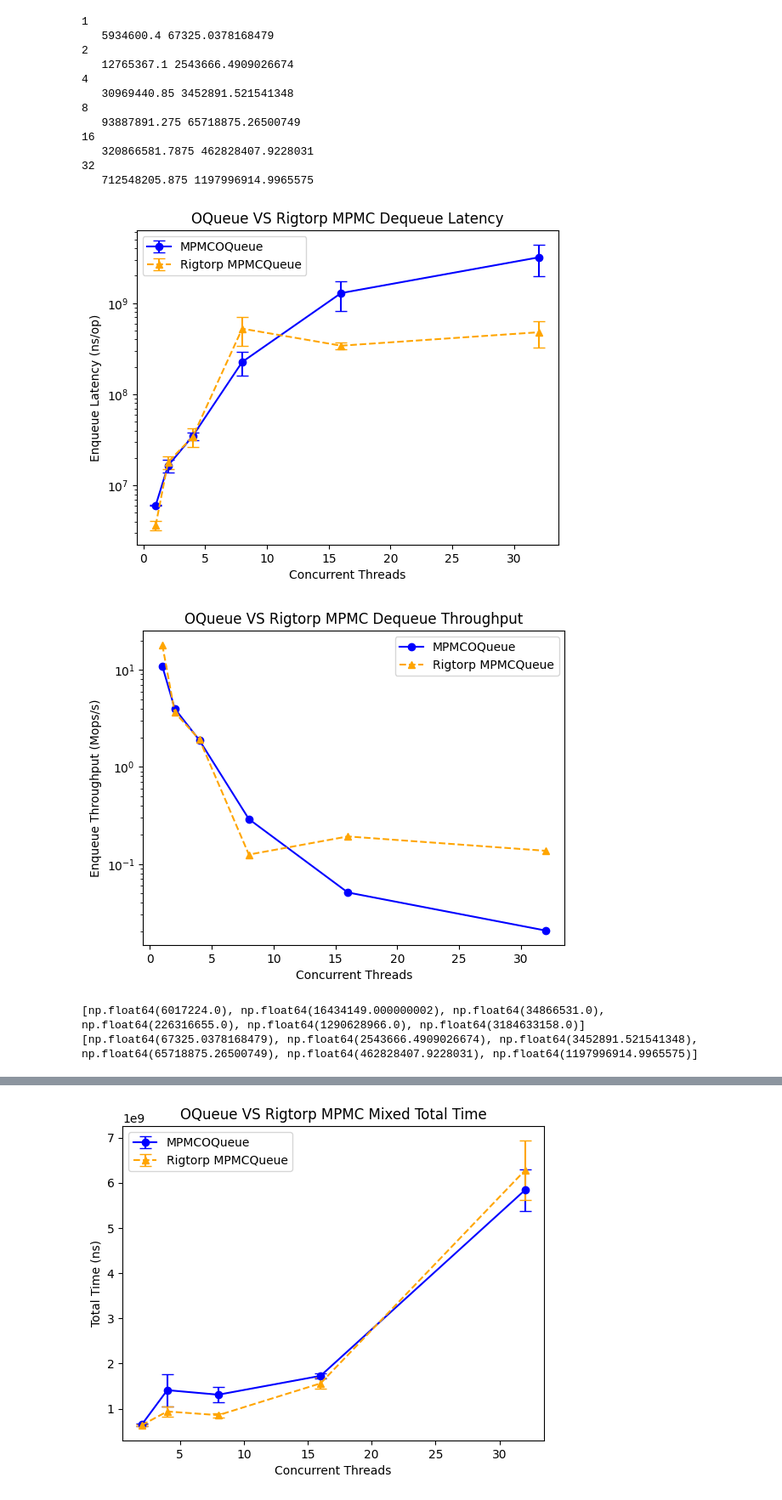
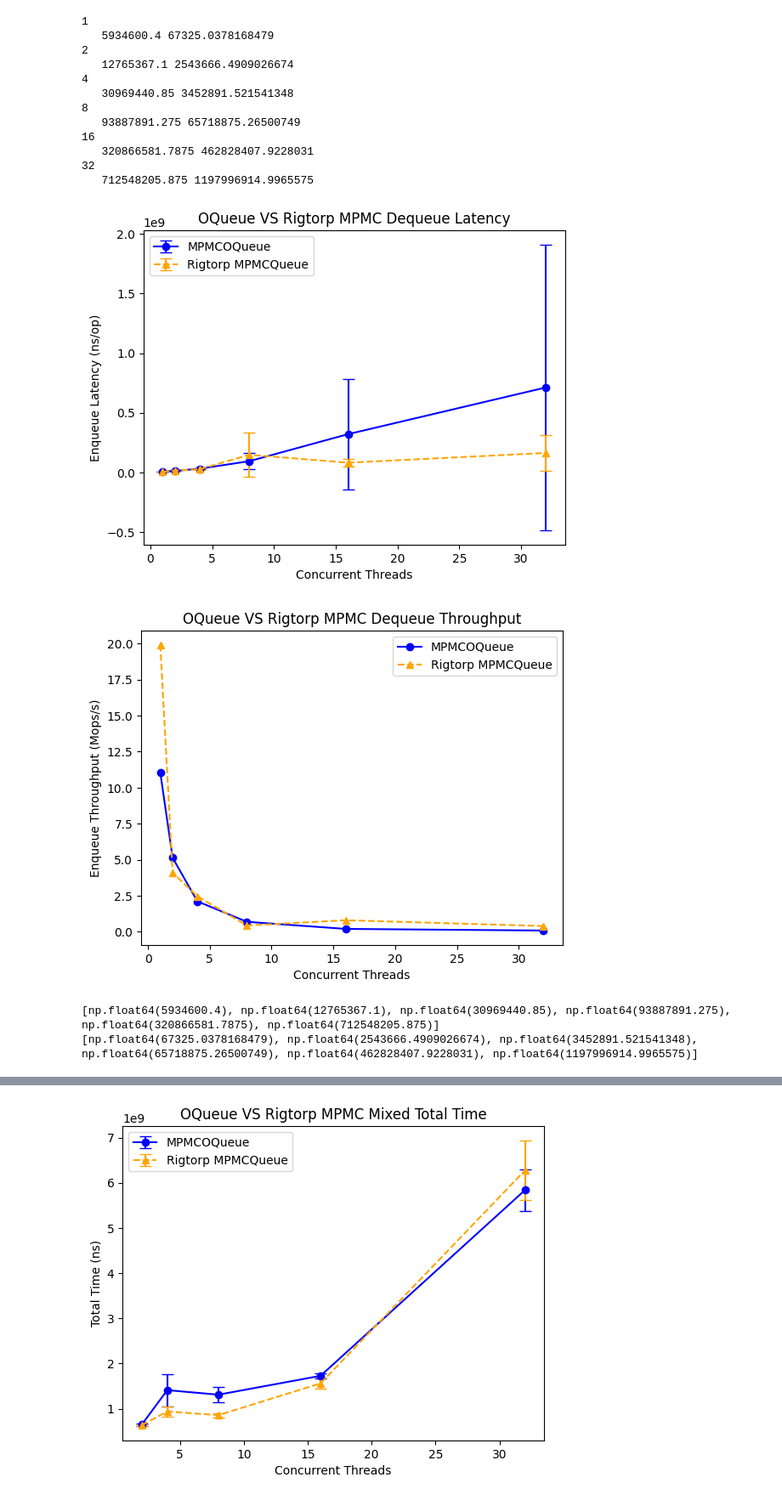
Before and after one commit to ldos-project/asterinas, a Jupyter notebook: benchmarks/1b52e1b4/MPMCBench.ipynb, the cells around one changed output, grey strips where cells are left out. Shown at 85% size. Saved outputs shown, nothing was run; the diff lists cells and outputs as text; code cells hidden in the pictures.

```diff
--- a/benchmarks/1b52e1b4/MPMCBench.ipynb
+++ b/benchmarks/1b52e1b4/MPMCBench.ipynb
@@ -105,9 +115,9 @@ for tc in thread_counts:
             mpmc += get_values_from_file(f)
         with open(f"rigtorp_consume_bench_throughput_{tc}_run_{r}.log") as f:
             rigtorp += get_values_from_file(f)
-    mpmc_oq_consume_tp.append(np.max(mpmc))
+    mpmc_oq_consume_tp.append(np.mean(mpmc))
     mpmc_oq_consume_tp_err.append(np.std(mpmc))
-    rigtorp_consume_tp.append(np.max(rigtorp))
+    rigtorp_consume_tp.append(np.mean(rigtorp))
     rigtorp_consume_tp_err.append(np.std(rigtorp))
 
     print(tc)
@@ -128,33 +138,33 @@ for tc in thread_counts:
 # %%
 def t(v):
     return N_MESSAGES_PER_THREAD * (10**3) / v
 
 fig = plt.figure()
 plt.errorbar(thread_counts, mpmc_oq_consume_tp, yerr=mpmc_oq_consume_tp_err, capsize=5, marker='o', label="MPMCOQueue", color="blue")
 plt.errorbar(thread_counts, rigtorp_consume_tp, yerr=rigtorp_consume_tp_err, capsize=5, marker='^', linestyle='--', label="Rigtorp MPMCQueue", color="orange")
 plt.legend()
 plt.ylabel("Enqueue Latency (ns/op)")
-plt.yscale("log")
+# plt.yscale("log")
 plt.xlabel("Concurrent Threads")
 plt.title("OQueue VS Rigtorp MPMC Dequeue Latency")
 plt.show()
 
 fig = plt.figure()
 m = [t(v) for v in mpmc_oq_consume_tp]
 r = [t(v) for v in rigtorp_consume_tp]
 plt.errorbar(thread_counts, m, marker='o', label="MPMCOQueue", color="blue")
 plt.errorbar(thread_counts, r, marker='^', linestyle='--', label="Rigtorp MPMCQueue", color="orange")
 plt.legend()
 plt.ylabel("Enqueue Throughput (Mops/s)")
-plt.yscale("log")
+# plt.yscale("log")
 plt.xlabel("Concurrent Threads")
 plt.title("OQueue VS Rigtorp MPMC Dequeue Throughput")
 plt.show()
 
 print(mpmc_oq_consume_tp)
 print(mpmc_oq_consume_tp_err)
 # %% [output]
-[figure, old version]
+[figure, new version]
-[figure, old version]
+[figure, new version]
-[np.float64(6017224.0), np.float64(16434149.000000002), np.float64(34866531.0), np.float64(226316655.0), np.float64(1290628966.0), np.float64(3184633158.0)]
+[np.float64(5934600.4), np.float64(12765367.1), np.float64(30969440.85), np.float64(93887891.275), np.float64(320866581.7875), np.float64(712548205.875)]
 [np.float64(67325.0378168479), np.float64(2543666.4909026674), np.float64(3452891.521541348), np.float64(65718875.26500749), np.float64(462828407.9228031), np.float64(1197996914.9965575)]
```
Also changed, not shown: parts of 3 cells of this notebook.
